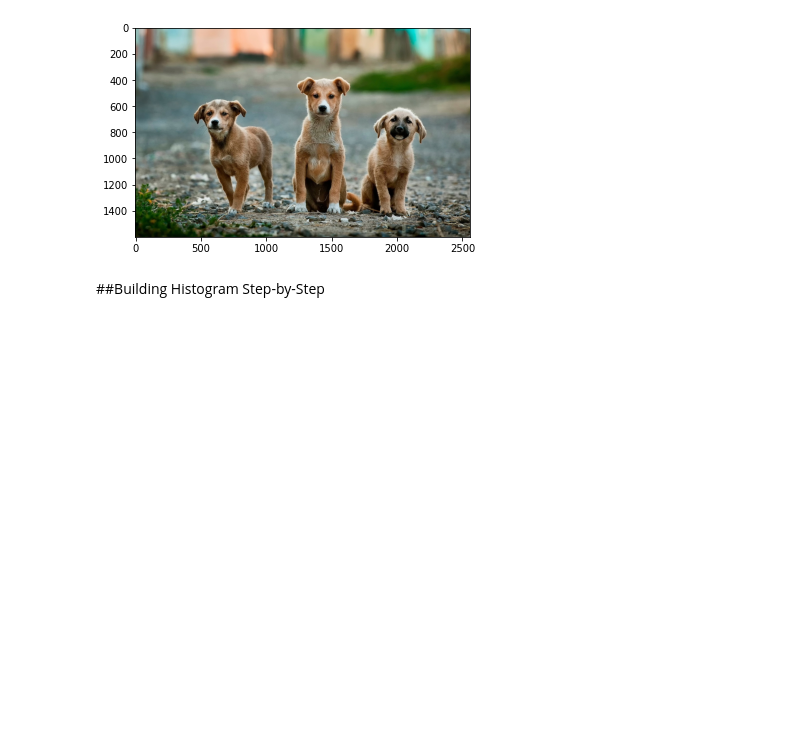
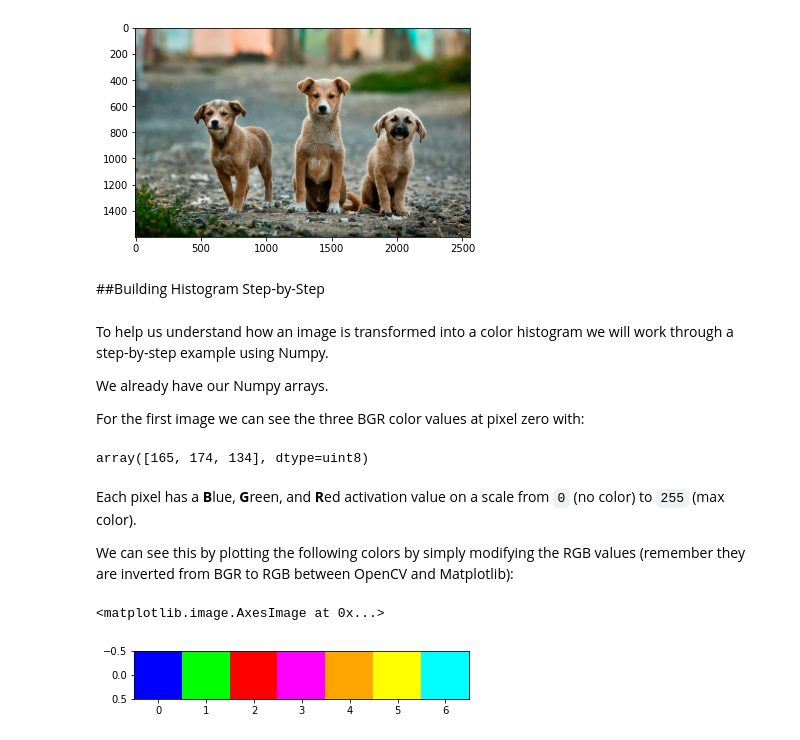
Before and after one commit to rahiakela/computer-vision-research-and-practice, a Jupyter notebook: embedding-methods-for-image-search/01_building_color_histograms.ipynb, the cells around one changed output. Saved outputs shown, nothing was run; the diff lists cells and outputs as text; code cells hidden in the pictures; blank space fills up the shorter version.

```diff
--- a/embedding-methods-for-image-search/01_building_color_histograms.ipynb
+++ b/embedding-methods-for-image-search/01_building_color_histograms.ipynb
@@ -71,3 +71,31 @@ plt.imshow(rgb_image)
 [figure]
 # %% [markdown]
 ##Building Histogram Step-by-Step
+# %% [markdown]
+To help us understand how an image is transformed into a color histogram we will work through a step-by-step example using Numpy.
+
+We already have our Numpy arrays.
+
+For the first image we can see the three BGR color values at pixel zero with:
+# %%
+images[0][0, 0, :]
+# %% [output]
+array([165, 174, 134], dtype=uint8)
+# %% [markdown]
+Each pixel has a **B**lue, **G**reen, and **R**ed activation value on a scale from `0` (no color) to `255` (max color).
+
+We can see this by plotting the following colors by simply modifying the RGB values (remember they are inverted from BGR to RGB between OpenCV and Matplotlib):
+# %%
+blue = [0, 0, 255]
+green = [0, 255, 0]
+red = [255, 0, 0]
+violet = [255, 0, 255]
+orange = [255, 165, 0]
+yellow = [255, 255, 0]
+cyan = [0, 255, 255]
+
+colors = np.asarray([[blue, green, red, violet, orange, yellow, cyan]])
+plt.imshow(colors)
+# %% [output]
+<matplotlib.image.AxesImage at 0x...>
+[figure, added]
```
Also changed, not shown: parts of 29 cells of this notebook.
